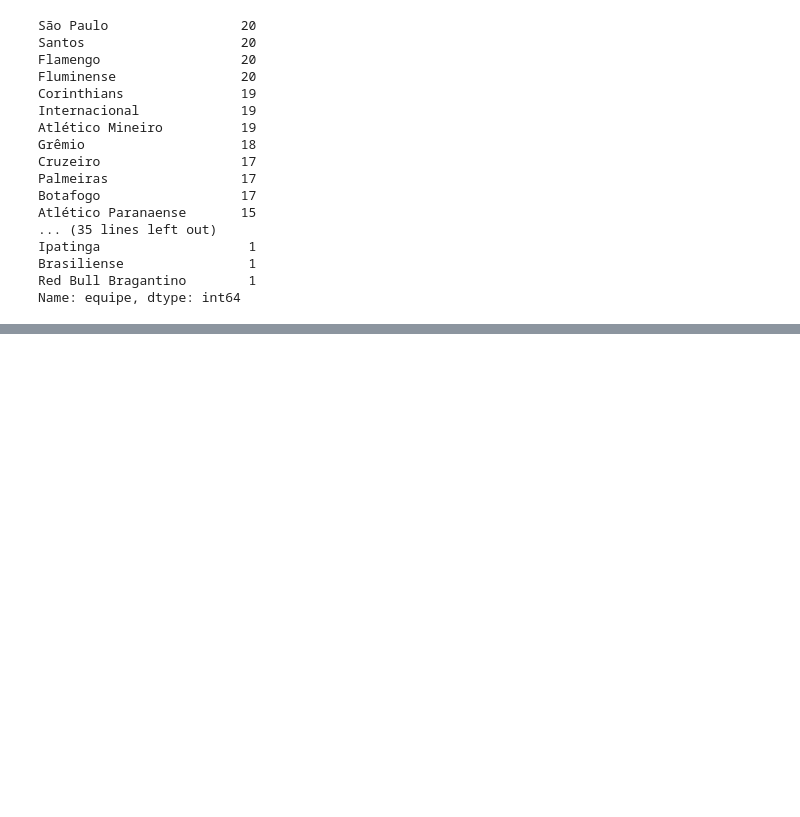
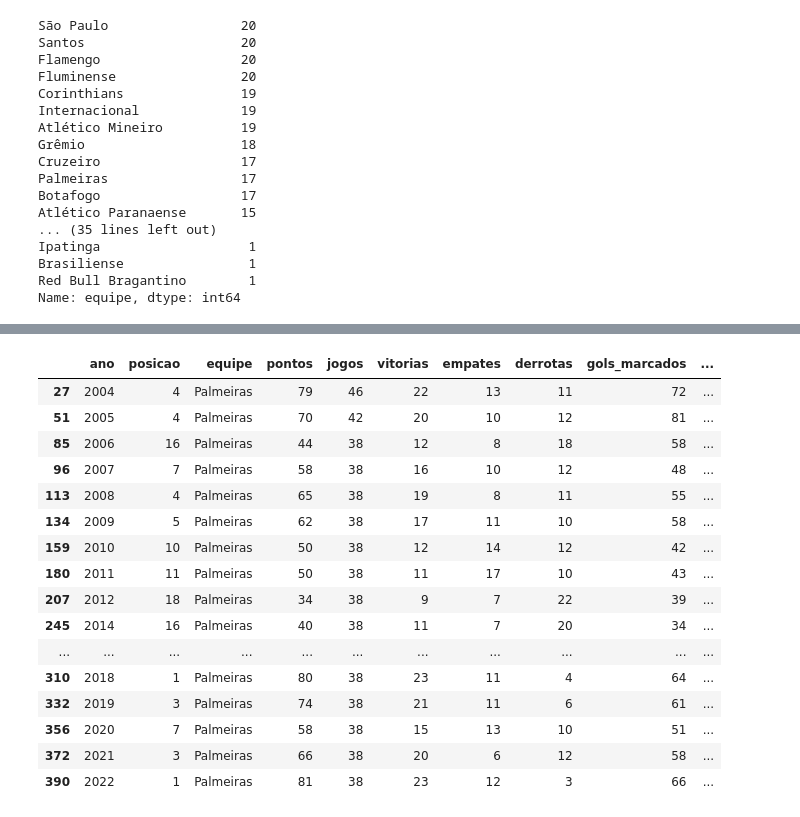
Before and after one commit to thiagooliveirt/Campeonato-Brasileiro-2003-a-2022, a Jupyter notebook: brasileirao.ipynb, the cells around one changed output, grey strips where cells are left out. Cells and saved outputs as stored; diff of their text form; code cells hidden in the pictures; blank space fills up the shorter version.

```diff
--- a/brasileirao.ipynb
+++ b/brasileirao.ipynb
@@ -93,0 +188,20 @@ brasileirao.head()
+# %%
+brasileirao.loc[brasileirao['equipe'] == 'Palmeiras']
+# %% [output]
+|  | ano | posicao | equipe | pontos | jogos | vitorias | empates | derrotas | gols_marcados | ... |
+| 27 | 2004 | 4 | Palmeiras | 79 | 46 | 22 | 13 | 11 | 72 | ... |
+| 51 | 2005 | 4 | Palmeiras | 70 | 42 | 20 | 10 | 12 | 81 | ... |
+| 85 | 2006 | 16 | Palmeiras | 44 | 38 | 12 | 8 | 18 | 58 | ... |
+| 96 | 2007 | 7 | Palmeiras | 58 | 38 | 16 | 10 | 12 | 48 | ... |
+| 113 | 2008 | 4 | Palmeiras | 65 | 38 | 19 | 8 | 11 | 55 | ... |
+| 134 | 2009 | 5 | Palmeiras | 62 | 38 | 17 | 11 | 10 | 58 | ... |
+| 159 | 2010 | 10 | Palmeiras | 50 | 38 | 12 | 14 | 12 | 42 | ... |
+| 180 | 2011 | 11 | Palmeiras | 50 | 38 | 11 | 17 | 10 | 43 | ... |
+| 207 | 2012 | 18 | Palmeiras | 34 | 38 | 9 | 7 | 22 | 39 | ... |
+| 245 | 2014 | 16 | Palmeiras | 40 | 38 | 11 | 7 | 20 | 34 | ... |
+| ... | ... | ... | ... | ... | ... | ... | ... | ... | ... | ... |
+| 310 | 2018 | 1 | Palmeiras | 80 | 38 | 23 | 11 | 4 | 64 | ... |
+| 332 | 2019 | 3 | Palmeiras | 74 | 38 | 21 | 11 | 6 | 61 | ... |
+| 356 | 2020 | 7 | Palmeiras | 58 | 38 | 15 | 13 | 10 | 51 | ... |
+| 372 | 2021 | 3 | Palmeiras | 66 | 38 | 20 | 6 | 12 | 58 | ... |
+| 390 | 2022 | 1 | Palmeiras | 81 | 38 | 23 | 12 | 3 | 66 | ... |
```
Also changed, not shown: parts of 24 cells of this notebook, 1 other file.
